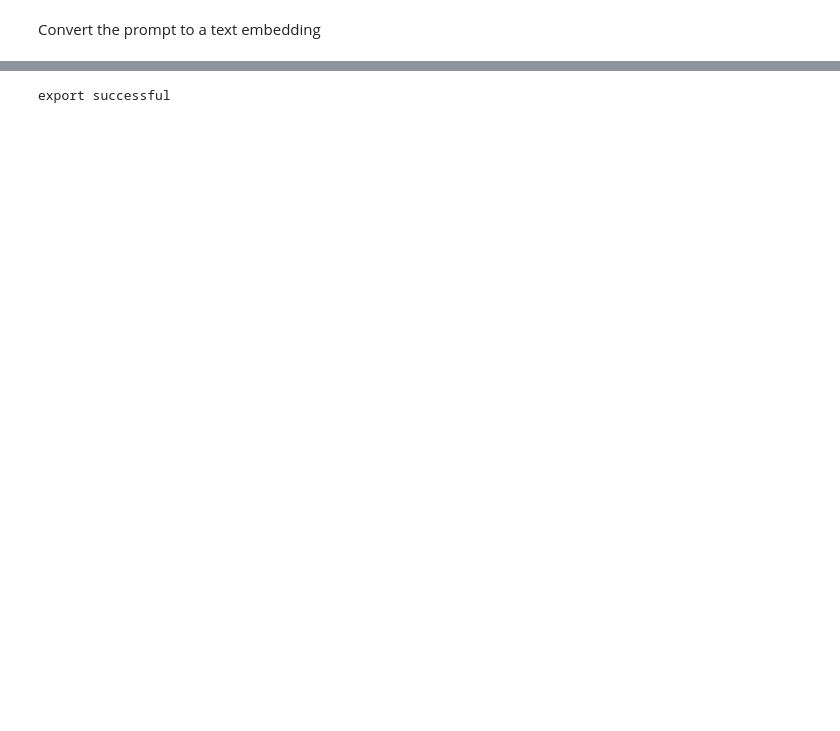
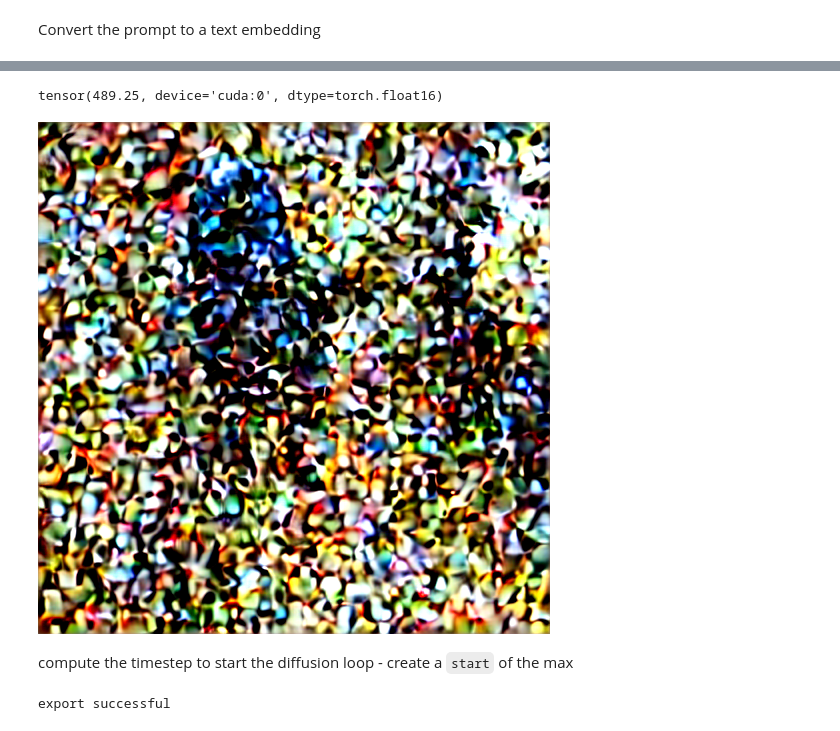
Before and after one commit to peterbull/diffedit, a Jupyter notebook: diffedit.ipynb, the cells around one changed output, grey strips where cells are left out. Cells and saved outputs as stored; diff of their text form; code cells hidden in the pictures; blank space fills up the shorter version.

```diff
--- a/diffedit.ipynb
+++ b/diffedit.ipynb
@@ -128,0 +136,3 @@ Prep Latents
+# %%
+timesteps = scheduler.timesteps[-init_timestep]
+timesteps
@@ -129,3 +187,16 @@ Prep Latents
+# %%
+timesteps[0]
+# %% [output]
+tensor(489.25, device='cuda:0', dtype=torch.float16)
+# %%
+latents = scheduler.add_noise(im_latents, init_noise, timesteps)
+# %%
+latent_to_pil(latents)[0]
+# %% [output]
+[figure, added]
+# %% [markdown]
+compute the timestep to start the diffusion loop
+    - create a `start` of the max
 # %%
 import nbdev
 nbdev.export.nb_export('diffedit.ipynb', 'app_v1')
```
Also changed, not shown: parts of 38 cells of this notebook.
